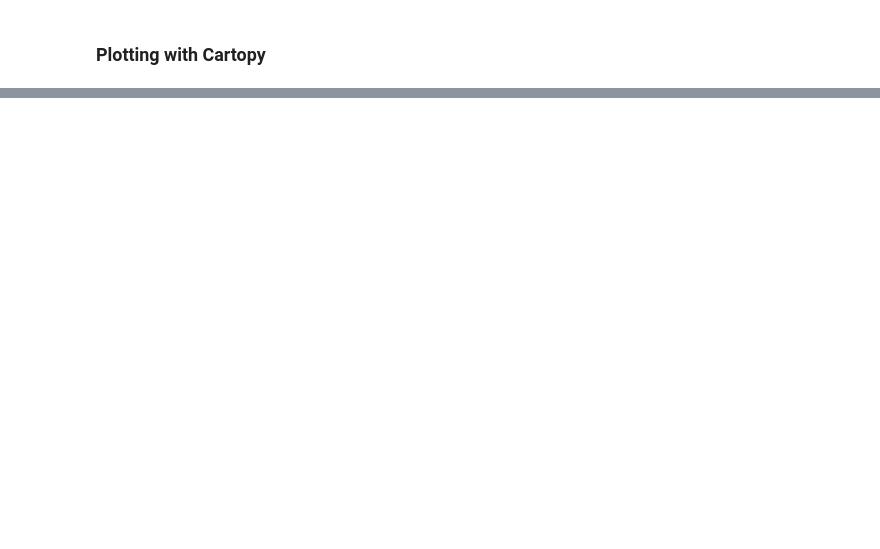
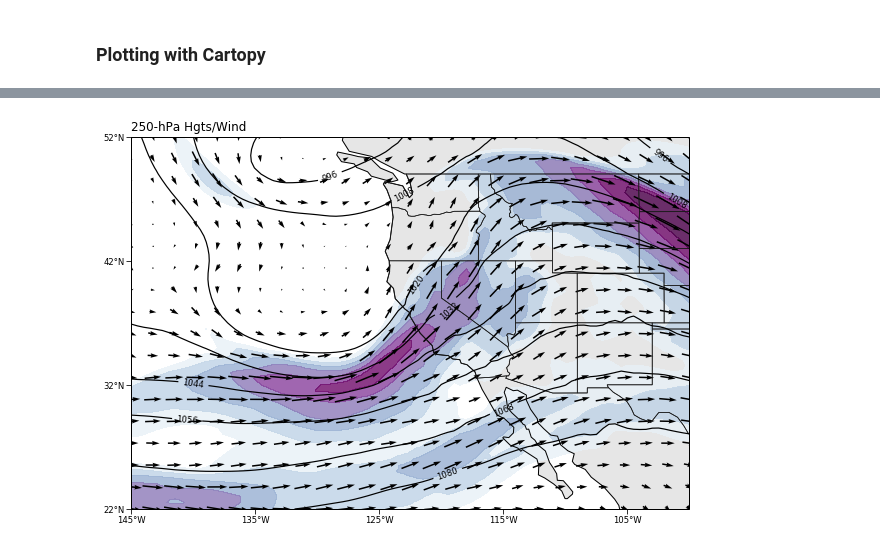
Before and after one commit to CLIVAC/pyclivac, a Jupyter notebook: examples/xarray_and_cartopy.ipynb, the cells around one changed output, grey strips where cells are left out. Saved outputs shown, nothing was run; the diff lists cells and outputs as text; code cells hidden in the pictures; blank space fills up the shorter version.

```diff
--- a/examples/xarray_and_cartopy.ipynb
+++ b/examples/xarray_and_cartopy.ipynb
@@ -204,0 +332,34 @@ plt.show()
+# %%
+# Draw basemap
+fig, ax = draw_basemap()
+
+# Geopotenital height lines
+clevs_hgts = np.arange(840,1280,12)
+cs = ax.contour(lons, lats, hgts/10., transform=datacrs,
+                levels=clevs_hgts,
+                colors='k',         # line color
+                linewidths=1.2)     # line thickness
+
+# Add labels to contour lines
+plt.clabel(cs, fmt='%d',fontsize=8.5, inline_spacing=5)
+
+# Wind speed - contour fill
+clevs_wspd = np.arange(70,131,10)
+cf = ax.contourf(lons, lats, wspd_knots, transform=datacrs,
+                 levels=clevs_wspd,
+                 cmap='BuPu',
+                 extend='max',
+                 alpha=0.8)   # transparency (0=transparent, 1=opaque)
+
+# Wind vectors
+ax.quiver(lons, lats, uwnd, vwnd, transform=datacrs,
+          color='k', regrid_shape=18, pivot='middle')
+
+# Plot title
+titlestring = f"{plev}-hPa Hgts/Wind"
+ax.set_title(titlestring, loc='left',fontsize=12)
+
+# show
+plt.show()
+# %% [output]
+[figure, added]
```
Also changed, not shown: parts of 22 cells of this notebook, 1 other file.
